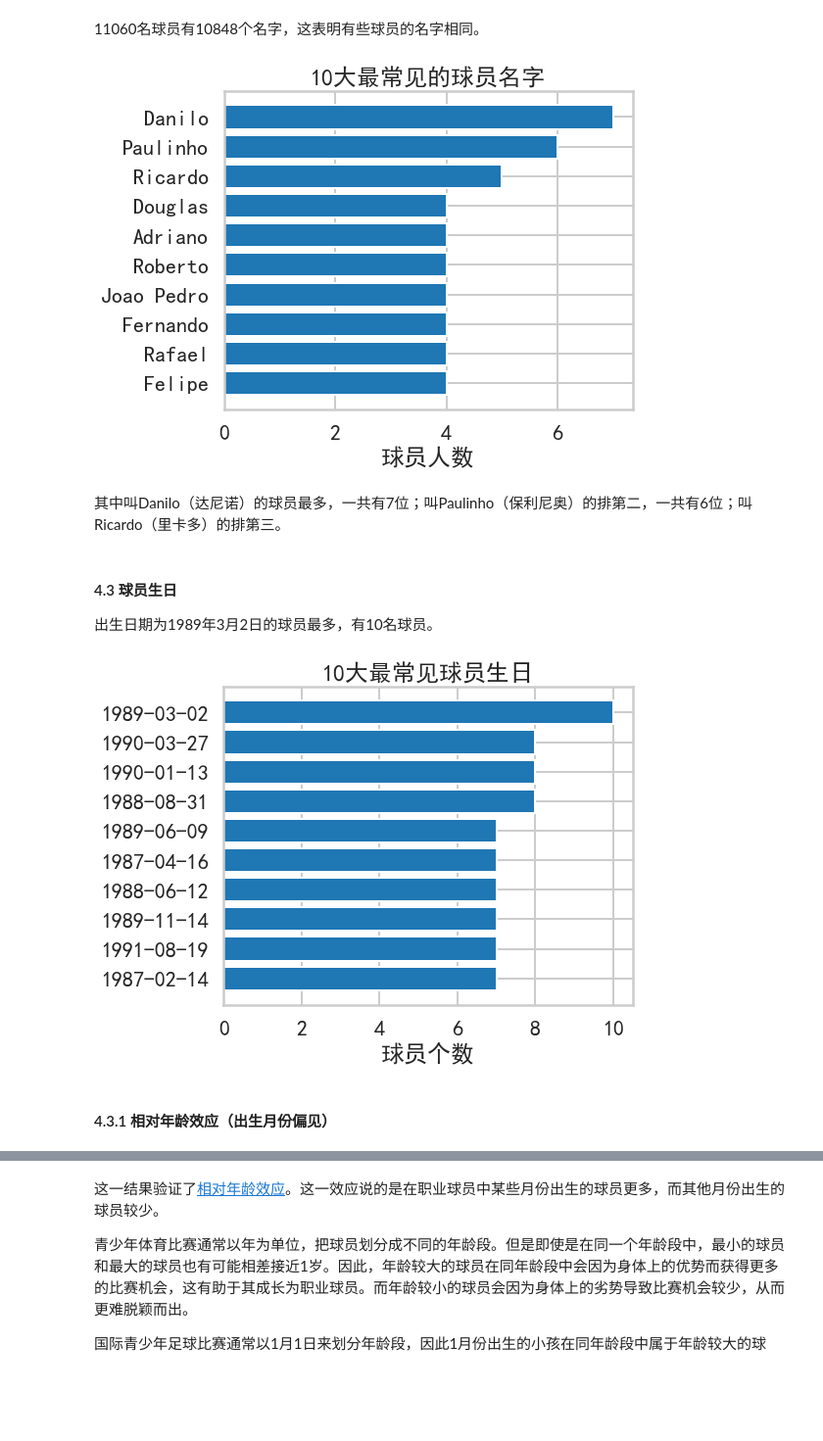
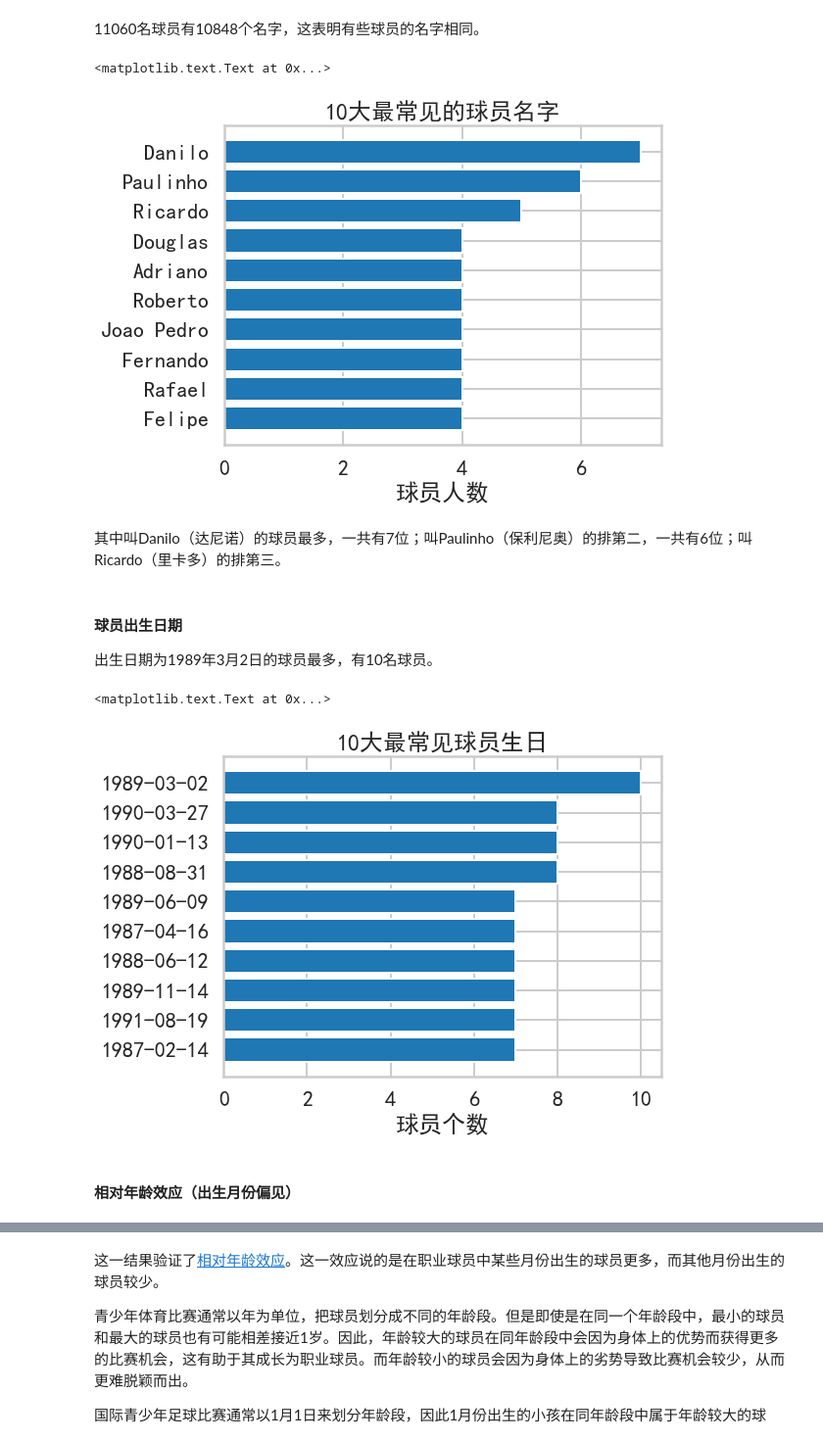
Before and after one commit to xzl524/football_data_analysis, a Jupyter notebook: projects/european_soccer_database_analysis/01_relative_age_effect_and_others_cn.ipynb, the cells around one changed output, grey strips where cells are left out. Shown at 98% size. Drawn from its saved outputs; the diff is of its cells as text; code cells hidden in the pictures; blank space fills up the shorter version.

```diff
--- a/projects/european_soccer_database_analysis/01_relative_age_effect_and_others_cn.ipynb
+++ b/projects/european_soccer_database_analysis/01_relative_age_effect_and_others_cn.ipynb
@@ -85,30 +69,11 @@ Team_Attributes
 
 下面的分析只限于：球员、比赛、联赛、国家和球队。因为比赛是分析的最主要部分，所以放在下一部分单独介绍。这一次会对所有其他的数据表做一个梳理和初步分析。
 # %%
-# 读取球员数据表格
-try:
-    player = pd.read_sql_query('select * from Player',con)
-    print('成功导入球员信息数据表。')
-except Exception as e:
-    print('无法导入球员信息数据表。')
-
-# 读取联赛数据表格
-try:
-    league=pd.read_sql_query('select * from League',con)
-    print('成功导入联赛信息数据表。')
-except Exception as e:
-    print('无法导入联赛信息数据表。')
-
-# 读取国家数据表格
-try:
-    country=pd.read_sql_query('select * from Country',con)
-    print('成功导入国家信息数据表。')
-except Exception as e:
-    print('无法导入国家信息数据表。')
-
-# 读取球队数据表格
-try:
-    team=pd.read_sql_query('select * from Team', con)
-    print('成功导入球队信息数据表。')
-except Exception as e:
-    print('无法导入球队信息数据表。')
+# 读取球员信息数据表
+player = pd.read_sql_query('select * from Player', con)
+# 读取联赛信息数据表
+league = pd.read_sql_query('select * from League', con)
+# 读取国家信息数据表
+country = pd.read_sql_query('select * from Country', con)
+# 读取球队信息数据表
+team = pd.read_sql_query('select * from Team', con)
@@ -326,41 +259,36 @@ print('有{}个不同的球员名字。'.format(player.player_name.unique().shap
 # %% [markdown]
 11060名球员有10848个名字，这表明有些球员的名字相同。
 # %%
-# 列出数量最多的球员名字
+# 列出数量排名前十的球员名字
 top_num = 10
 
 top_counts_name = player.groupby('player_name',as_index=False).count().sort_values('player_api_id',ascending=False).head(top_num)
 
 fig, ax = plt.subplots(figsize=(8,6))
-
 ax.barh(np.arange(top_num), top_counts_name['player_api_id'].values, align = 'center')
-
 ax.set_yticks(np.arange(top_num))
 ax.set_yticklabels(top_counts_name['player_name'].values)
 ax.invert_yaxis()
 ax.set_xticklabels(ax.get_xticks())
 ax.xaxis.set_major_formatter(FormatStrFormatter('%.0f'))
 ax.set_xlabel('球员人数')
 ax.set_title('{}大最常见的球员名字'.format(top_num))
-
-plt.tight_layout()
 # %% [output]
+<matplotlib.text.Text at 0x...>
-[figure, old version]
+[figure, new version]
 # %% [markdown]
 其中叫Danilo（达尼诺）的球员最多，一共有7位；叫Paulinho（保利尼奥）的排第二，一共有6位；叫Ricardo（里卡多）的排第三。
 # %% [markdown]
-#### 4.3 球员生日
+#### 球员出生日期
 出生日期为1989年3月2日的球员最多，有10名球员。
 # %%
-# 列出数量最多的球员生日
+# 列出数量排名前十的球员生日
 top_num = 10
 
 top_counts_birthday = player.groupby('birthday',as_index=False).count().sort_values('player_api_id',ascending=False).head(top_num)
 
 fig, ax = plt.subplots(figsize=(8,6))
-
 ax.barh(np.arange(top_num), top_counts_birthday['player_api_id'].values, align = 'center')
-
 ax.set_yticks(np.arange(top_num))
 ax.set_yticklabels([i[:-9] for i in top_counts_birthday['birthday'].values])
 ax.invert_yaxis()
@@ -368,16 +296,11 @@ ax.set_xticklabels(ax.get_xticks())
 ax.xaxis.set_major_formatter(FormatStrFormatter('%.0f'))
 ax.set_xlabel('球员个数')
 ax.set_title('{}大最常见球员生日'.format(top_num))
-
-import matplotlib.dates as mdates
-#myFmt = mdates.DateFormatter('%d')
-#ax.yaxis.set_major_formatter(myFmt)
-
-plt.tight_layout()
 # %% [output]
+<matplotlib.text.Text at 0x...>
-[figure, old version]
+[figure, new version]
 # %% [markdown]
-#### 4.3.1 相对年龄效应（出生月份偏见）
+#### 相对年龄效应（出生月份偏见）
 # %%
 player['birthday'] = pd.to_datetime(player['birthday'], yearfirst=True)
 player['month'] = [i.month for i in player['birthday']]
```
Also changed, not shown: parts of 18 cells of this notebook.
